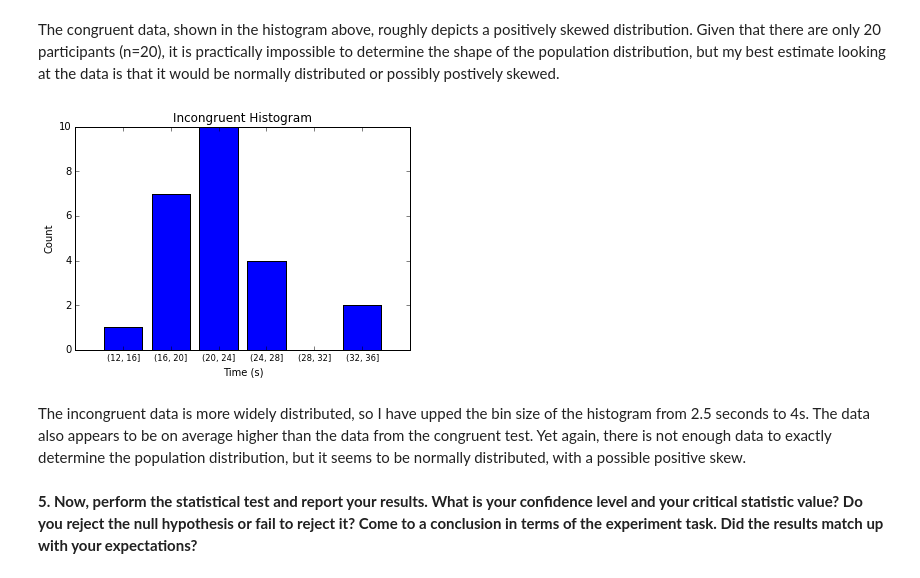
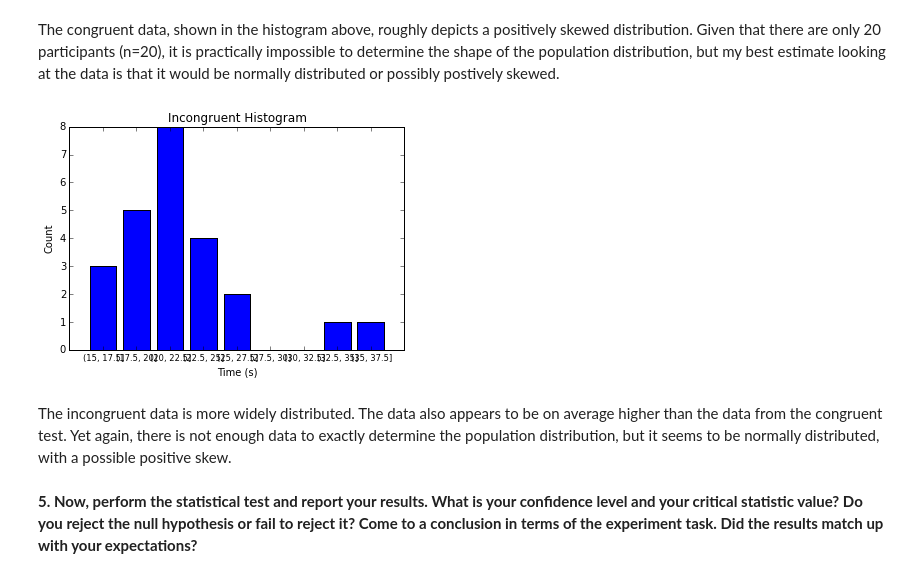
Before and after one commit to SamMorrowDrums/udacity-stroop, a Jupyter notebook: Test a Perceptual Phenomenon - Stroop Effect .ipynb, the cells around one changed output. Saved outputs shown, nothing was run; the diff lists cells and outputs as text; code cells hidden in the pictures.

```diff
--- a/Test a Perceptual Phenomenon - Stroop Effect .ipynb
+++ b/Test a Perceptual Phenomenon - Stroop Effect .ipynb
@@ -28,7 +30,7 @@ import pandas as pd
 path = r'stroopdata.csv'
 dataFrame = pd.read_csv(path)
 # Create a derived data frame for the difference values
-dataFrame['Difference'] = dataFrame['Incongruent'] - dataFrame['Congruent']
+dataFrame['Difference'] =  dataFrame['Congruent'] - dataFrame['Incongruent']
 # %% [markdown]
 __3. Report some descriptive statistics regarding this dataset. Include at least one measure of central tendency and at least one measure of variability.__
 
@@ -84,18 +88,18 @@ Populating the interactive namespace from numpy and matplotlib
 # %% [markdown]
 The congruent data, shown in the histogram above, roughly depicts a positively skewed distribution. Given that there are only 20 participants (n=20), it is practically impossible to determine the shape of the population distribution, but my best estimate looking at the data is that it would be normally distributed or possibly postively skewed.
 # %%
-grouped2 = dataFrame.groupby(pd.cut(dataFrame['Incongruent'], bins=[12, 16, 20, 24, 28, 32, 36]))['Congruent'].count().reset_index()
+grouped2 = dataFrame.groupby(pd.cut(dataFrame['Incongruent'], bins=[15, 17.5, 20, 22.5, 25, 27.5, 30, 32.5, 35, 37.5]))['Congruent'].count().reset_index()
 grouped2
 plt.title("Incongruent Histogram")
 plt.xlabel("Time (s)")
 plt.ylabel("Count")
 plt.bar(range(len(grouped2['Congruent'])), grouped2['Congruent'], align='center')
 plt.xticks(range(len(grouped2['Congruent'])), grouped2['Incongruent'], size='small')
 plt.show()
 # %% [output]
-[figure, old version]
+[figure, new version]
 # %% [markdown]
-The incongruent data is more widely distributed, so I have upped the bin size of the histogram from 2.5 seconds to 4s. The data also appears to be on average higher than the data from the congruent test. Yet again, there is not enough data to exactly determine the population distribution, but it seems to be normally distributed, with a possible positive skew.
+The incongruent data is more widely distributed. The data also appears to be on average higher than the data from the congruent test. Yet again, there is not enough data to exactly determine the population distribution, but it seems to be normally distributed, with a possible positive skew.
 # %% [markdown]
 __5. Now, perform the statistical test and report your results. What is your confidence level and your critical statistic value? Do you reject the null hypothesis or fail to reject it? Come to a conclusion in terms of the experiment task. Did the results match up with your expectations?__
 # %% [markdown]
```
Also changed, not shown: parts of 17 cells of this notebook, 1 other file.
